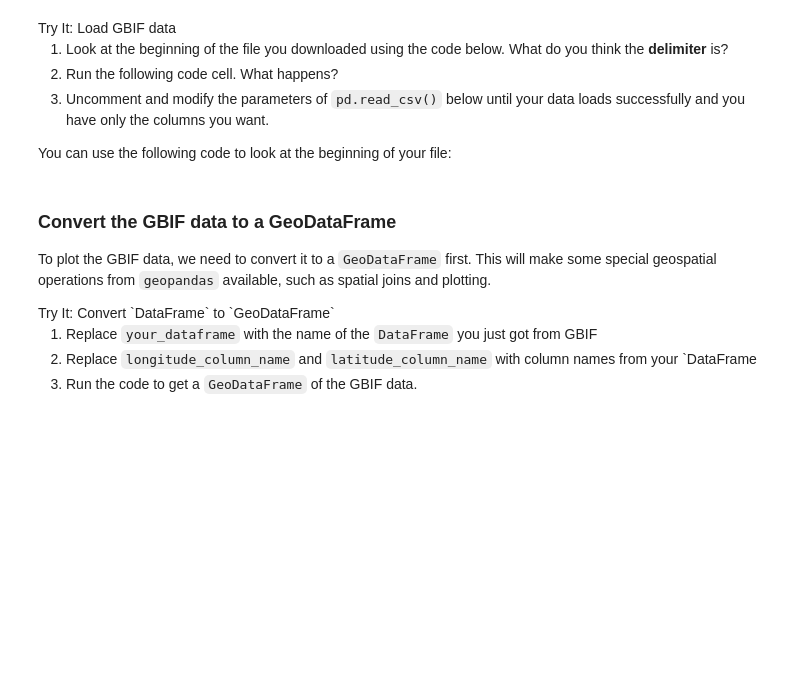
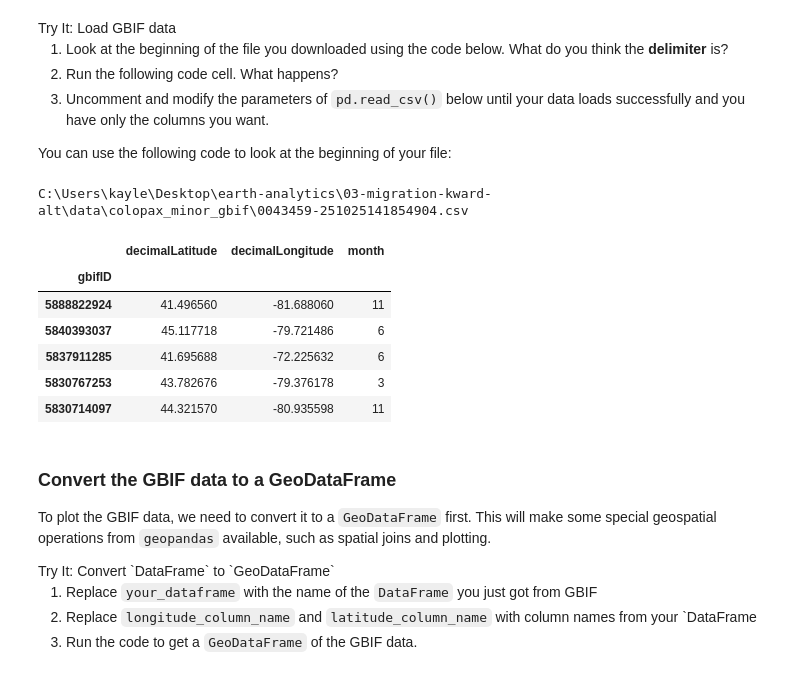
Before and after one commit to earthlab-education/03-migration-kward-alt, a Jupyter notebook: notebooks/migration-31-wrangle.ipynb, the cells around one changed output. Drawn from its saved outputs; the diff is of its cells as text; code cells hidden in the pictures; blank space fills up the shorter version.

```diff
--- a/notebooks/migration-31-wrangle.ipynb
+++ b/notebooks/migration-31-wrangle.ipynb
@@ -157,12 +222,29 @@ You can use the following code to look at the beginning of your file:
 # %%
+# I am using the American Woodcock aka Timberdoodle aka Scolopax Minor
+# Use the new file provided on Canvas
+# File name gbif-data-download.ipynb
+# Don't use the original code as earthpy does not recognize project
+
+gbif_path = os.path.join(colopax_minor_dir, "0043459-251025141854904.csv")
+print(gbif_path)
+
 # Load the GBIF data
 gbif_df = pd.read_csv(
     gbif_path,
-    delimiter='',
-    index_col='',
-    usecols=[]
+    delimiter='\t',
+    index_col='gbifID',
+    usecols=['gbifID', 'decimalLatitude', 'decimalLongitude', 'month']
 )
-gbif_df.head()
+gbif_df.head(5)
+# %% [output]
+C:\Users\kayle\Desktop\earth-analytics\03-migration-kward-alt\data\colopax_minor_gbif\0043459-251025141854904.csv
+|  | decimalLatitude | decimalLongitude | month |
+| gbifID |  |  |  |
+| 5888822924 | 41.496560 | -81.688060 | 11 |
+| 5840393037 | 45.117718 | -79.721486 | 6 |
+| 5837911285 | 41.695688 | -72.225632 | 6 |
+| 5830767253 | 43.782676 | -79.376178 | 3 |
+| 5830714097 | 44.321570 | -80.935598 | 11 |
 # %% [markdown]
 ### Convert the GBIF data to a GeoDataFrame
 
```
Also changed, not shown: parts of 8 cells of this notebook, 5 other files.
